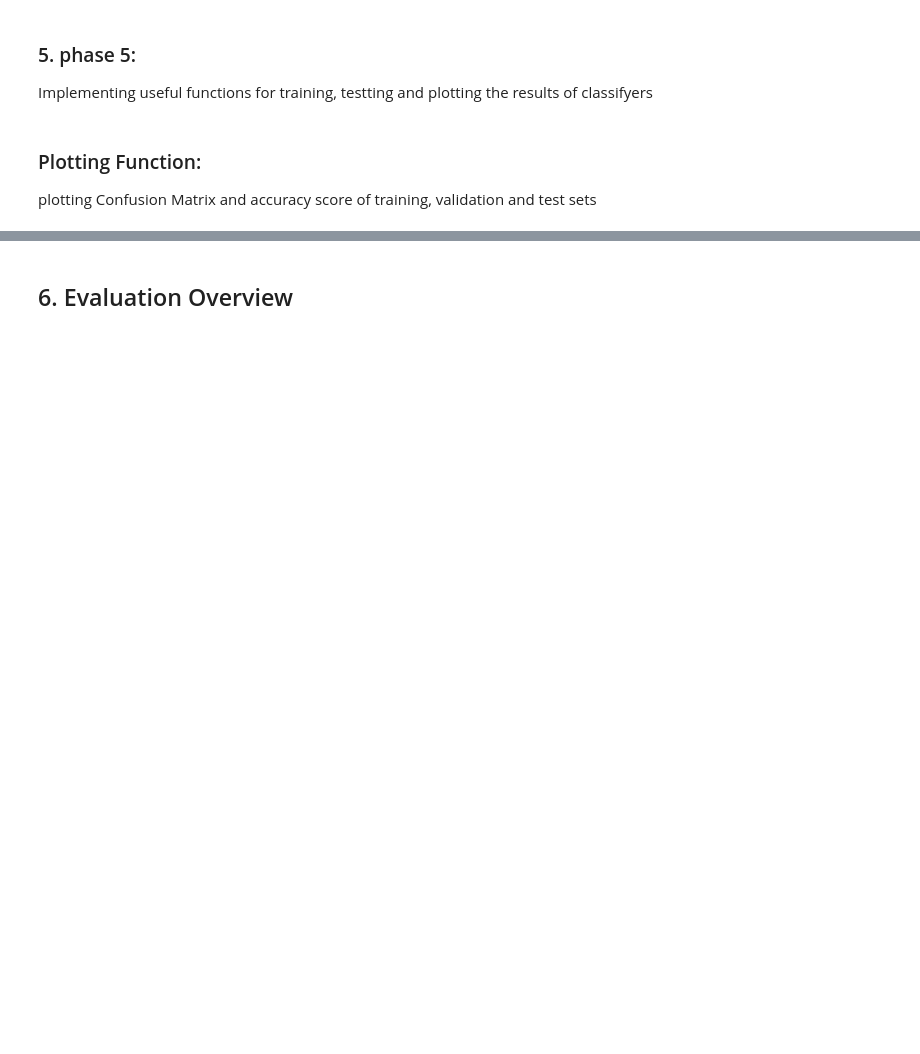
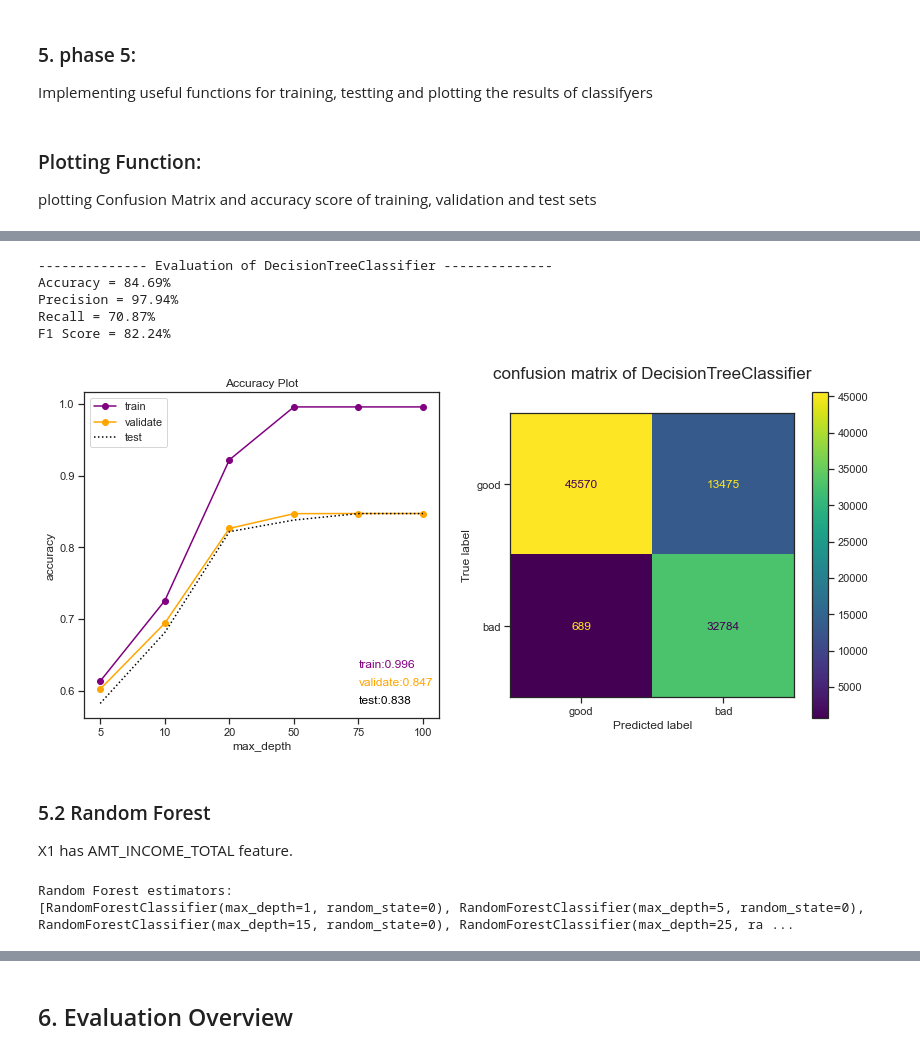
Before and after one commit to MehrnooshAmjadi/Credit-Card-Score-Forecaster, a Jupyter notebook: project.ipynb, the cells around one changed output, grey strips where cells are left out. Cells and saved outputs as stored; diff of their text form; code cells hidden in the pictures; blank space fills up the shorter version.

```diff
--- a/project.ipynb
+++ b/project.ipynb
@@ -765,0 +703,23 @@ F1 Score = 54.93%
+# %%
+best_tree2 = plotting(dtc, 'max_depth', [5, 10, 20, 50, 75, 100],X2_train_final, y_train_final,
+             X2_val_final, y_val_final, X2_test_final,y_test_final)
+eval_tree2 = evaluation(X2_test_final, y_test_final, best_tree2)
+# %% [output]
+-------------- Evaluation of DecisionTreeClassifier --------------
+Accuracy = 84.69%
+Precision = 97.94%
+Recall = 70.87%
+F1 Score = 82.24%
+[figure, added]
+# %% [markdown]
+### 5.2 Random Forest
+X1 has AMT_INCOME_TOTAL feature.
+# %%
+rf = training(X1_train_final, y_train_final,  sklearn.ensemble.RandomForestClassifier,
+                                 'max_depth', [1, 5, 15, 25 ,50 ,100], random_state=0)
+
+print("Random Forest estimators: ")
+print(rf)
+# %% [output]
+Random Forest estimators:
+[RandomForestClassifier(max_depth=1, random_state=0), RandomForestClassifier(max_depth=5, random_state=0), RandomForestClassifier(max_depth=15, random_state=0), RandomForestClassifier(max_depth=25, ra ...
```
Also changed, not shown: parts of 70 cells of this notebook.
